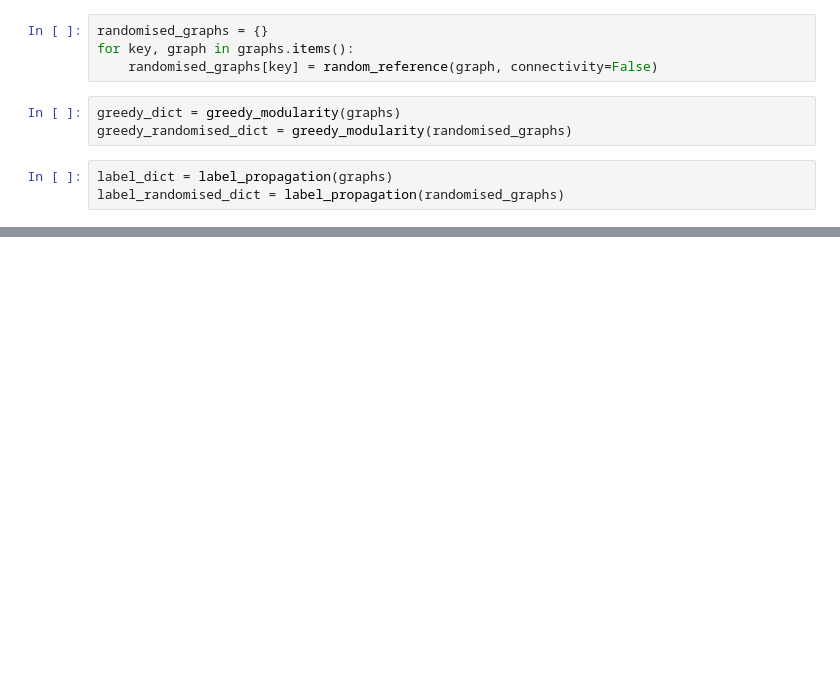
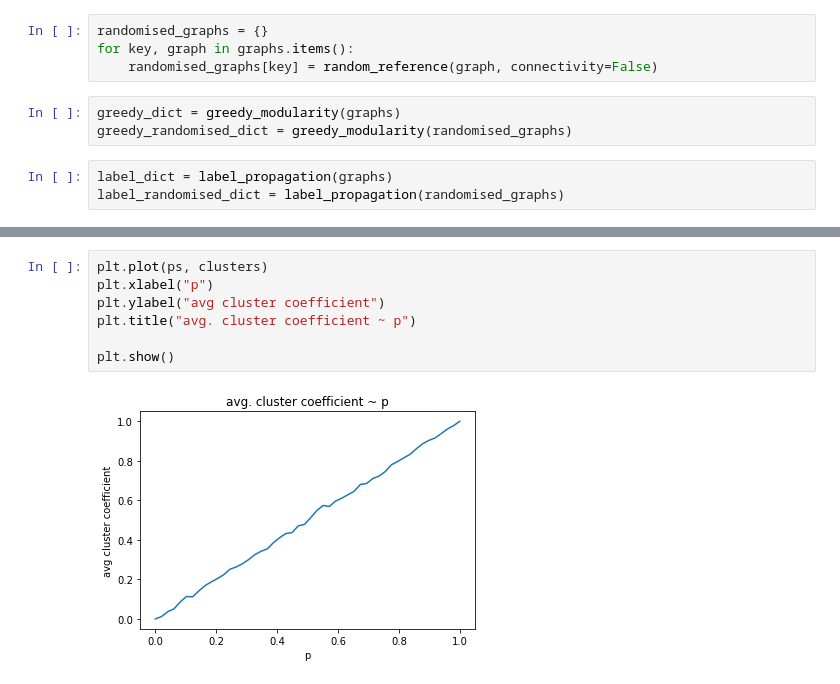
Before and after one commit to moerfii/network_science_uzh, a Jupyter notebook: assignment_4/excercise04.ipynb, the cells around one changed output, grey strips where cells are left out. Drawn from its saved outputs; the diff is of its cells as text; blank space fills up the shorter version.

```diff
--- a/assignment_4/excercise04.ipynb
+++ b/assignment_4/excercise04.ipynb
@@ -135,0 +150,9 @@ nx.draw(erdos1)
+# %%
+plt.plot(ps, clusters)
+plt.xlabel("p")
+plt.ylabel("avg cluster coefficient")
+plt.title("avg. cluster coefficient ~ p")
+
+plt.show()
+# %% [output]
+[figure, added]
```
Also changed, not shown: parts of 17 cells of this notebook.
